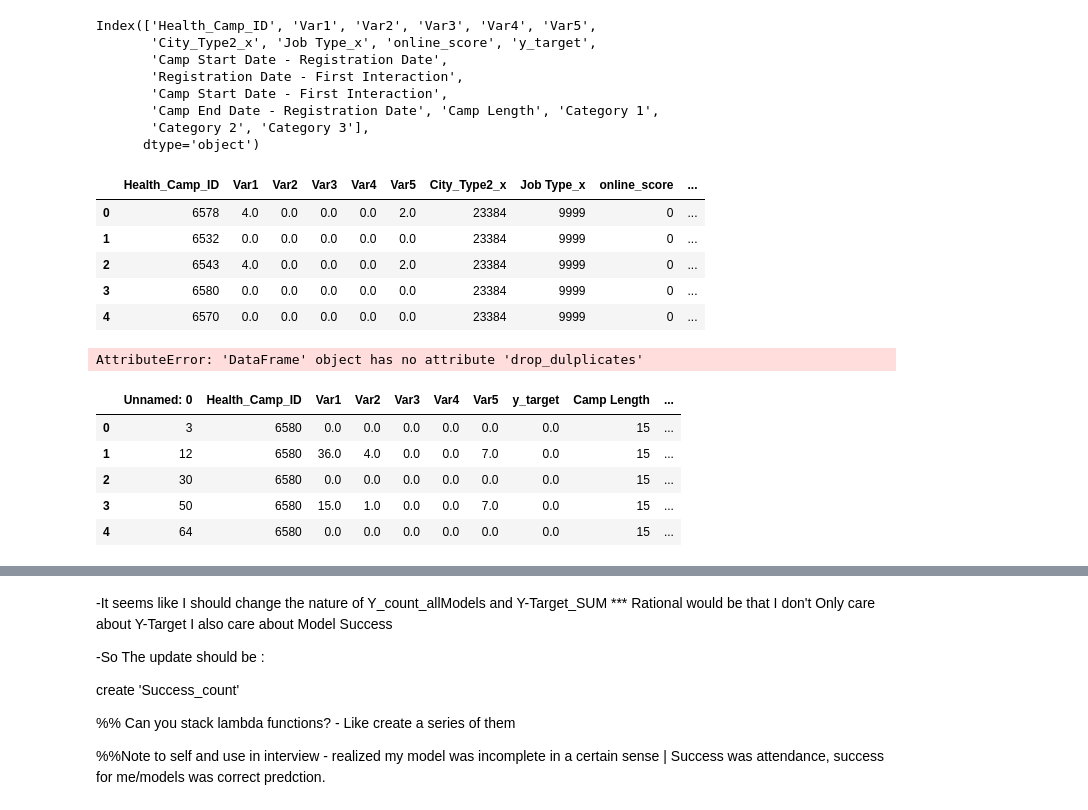
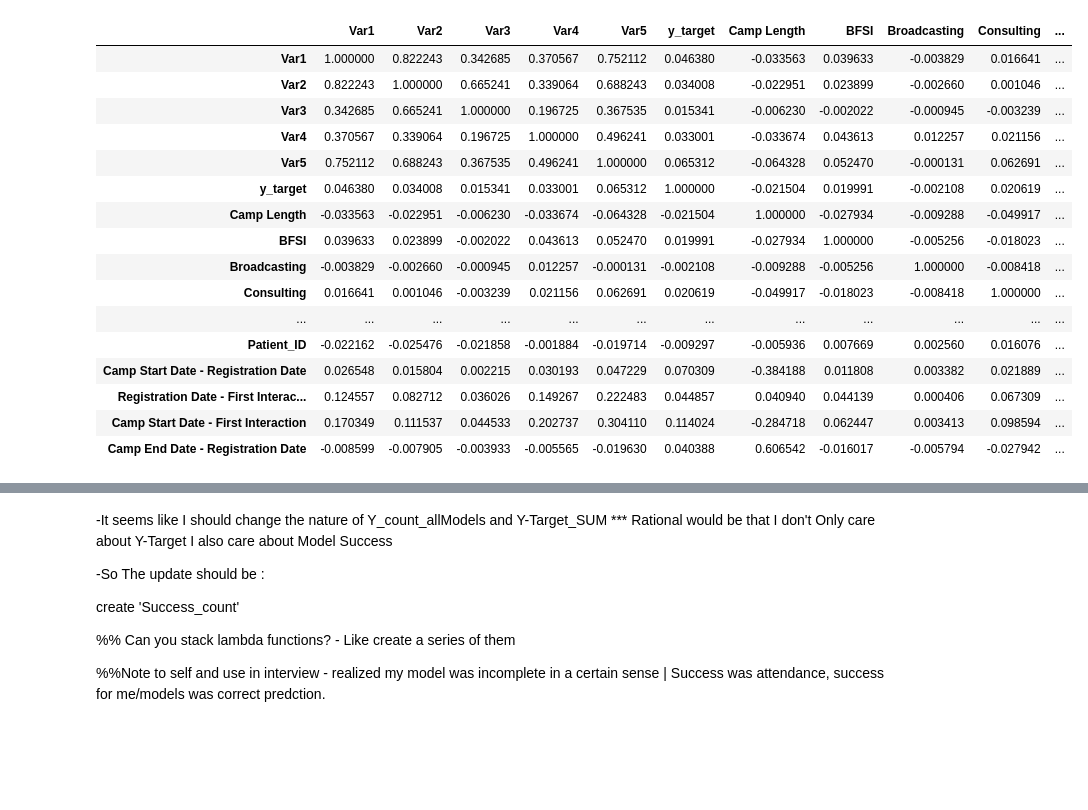
Before and after one commit to AChezick/Capstone2, a Jupyter notebook: Notebooks/Phase_4_AB.ipynb, the cells around one changed output, grey strips where cells are left out. Cells and saved outputs as stored; diff of their text form; code cells hidden in the pictures; blank space fills up the shorter version.

```diff
--- a/Notebooks/Phase_4_AB.ipynb
+++ b/Notebooks/Phase_4_AB.ipynb
@@ -17,28 +36,3 @@ pat = pd.read_csv('/home/allen/Galva/capstones/capstone2/data/patient_df.csv')
 xg = pd.read_csv('/home/allen/Galva/capstones/capstone2/src/explore/testing/x2.csv')
 # %%
 df_withID = pd.read_csv('/home/allen/Galva/capstones/capstone2/data/ready12_24_train.csv')
-# %%
-df_withID.columns
-# %% [output]
-Index(['Health_Camp_ID', 'Var1', 'Var2', 'Var3', 'Var4', 'Var5',
-       'City_Type2_x', 'Job Type_x', 'online_score', 'y_target',
-       'Camp Start Date - Registration Date',
-       'Registration Date - First Interaction',
-       'Camp Start Date - First Interaction',
-       'Camp End Date - Registration Date', 'Camp Length', 'Category 1',
-       'Category 2', 'Category 3'],
-      dtype='object')
-# %%
-df_withID.head()
-# %% [output]
-|  | Health_Camp_ID | Var1 | Var2 | Var3 | Var4 | Var5 | City_Type2_x | Job Type_x | online_score | ... |
-| 0 | 6578 | 4.0 | 0.0 | 0.0 | 0.0 | 2.0 | 23384 | 9999 | 0 | ... |
-| 1 | 6532 | 0.0 | 0.0 | 0.0 | 0.0 | 0.0 | 23384 | 9999 | 0 | ... |
-| 2 | 6543 | 4.0 | 0.0 | 0.0 | 0.0 | 2.0 | 23384 | 9999 | 0 | ... |
-| 3 | 6580 | 0.0 | 0.0 | 0.0 | 0.0 | 0.0 | 23384 | 9999 | 0 | ... |
-| 4 | 6570 | 0.0 | 0.0 | 0.0 | 0.0 | 0.0 | 23384 | 9999 | 0 | ... |
-# %%
-camp_loc={}
-df2 =   df_withID.drop_dulplicates(['City_Type2_x','Health_Camp_ID'])
-# %% [output]
-AttributeError: 'DataFrame' object has no attribute 'drop_dulplicates'
@@ -45,3 +52,24 @@ AttributeError: 'DataFrame' object has no attribute 'drop_dulplicates'
+# %%
+cm = corrMatrix.corr()
+cm.style.background_gradient(cmap='coolwarm')
+# %% [output]
+|  | Var1 | Var2 | Var3 | Var4 | Var5 | y_target | Camp Length | BFSI | Broadcasting | Consulting | ... |
+| Var1 | 1.000000 | 0.822243 | 0.342685 | 0.370567 | 0.752112 | 0.046380 | -0.033563 | 0.039633 | -0.003829 | 0.016641 | ... |
+| Var2 | 0.822243 | 1.000000 | 0.665241 | 0.339064 | 0.688243 | 0.034008 | -0.022951 | 0.023899 | -0.002660 | 0.001046 | ... |
+| Var3 | 0.342685 | 0.665241 | 1.000000 | 0.196725 | 0.367535 | 0.015341 | -0.006230 | -0.002022 | -0.000945 | -0.003239 | ... |
+| Var4 | 0.370567 | 0.339064 | 0.196725 | 1.000000 | 0.496241 | 0.033001 | -0.033674 | 0.043613 | 0.012257 | 0.021156 | ... |
+| Var5 | 0.752112 | 0.688243 | 0.367535 | 0.496241 | 1.000000 | 0.065312 | -0.064328 | 0.052470 | -0.000131 | 0.062691 | ... |
+| y_target | 0.046380 | 0.034008 | 0.015341 | 0.033001 | 0.065312 | 1.000000 | -0.021504 | 0.019991 | -0.002108 | 0.020619 | ... |
+| Camp Length | -0.033563 | -0.022951 | -0.006230 | -0.033674 | -0.064328 | -0.021504 | 1.000000 | -0.027934 | -0.009288 | -0.049917 | ... |
+| BFSI | 0.039633 | 0.023899 | -0.002022 | 0.043613 | 0.052470 | 0.019991 | -0.027934 | 1.000000 | -0.005256 | -0.018023 | ... |
+| Broadcasting | -0.003829 | -0.002660 | -0.000945 | 0.012257 | -0.000131 | -0.002108 | -0.009288 | -0.005256 | 1.000000 | -0.008418 | ... |
+| Consulting | 0.016641 | 0.001046 | -0.003239 | 0.021156 | 0.062691 | 0.020619 | -0.049917 | -0.018023 | -0.008418 | 1.000000 | ... |
+| ... | ... | ... | ... | ... | ... | ... | ... | ... | ... | ... | ... |
+| Patient_ID | -0.022162 | -0.025476 | -0.021858 | -0.001884 | -0.019714 | -0.009297 | -0.005936 | 0.007669 | 0.002560 | 0.016076 | ... |
+| Camp Start Date - Registration Date | 0.026548 | 0.015804 | 0.002215 | 0.030193 | 0.047229 | 0.070309 | -0.384188 | 0.011808 | 0.003382 | 0.021889 | ... |
+| Registration Date - First Interac... | 0.124557 | 0.082712 | 0.036026 | 0.149267 | 0.222483 | 0.044857 | 0.040940 | 0.044139 | 0.000406 | 0.067309 | ... |
+| Camp Start Date - First Interaction | 0.170349 | 0.111537 | 0.044533 | 0.202737 | 0.304110 | 0.114024 | -0.284718 | 0.062447 | 0.003413 | 0.098594 | ... |
+| Camp End Date - Registration Date | -0.008599 | -0.007905 | -0.003933 | -0.005565 | -0.019630 | 0.040388 | 0.606542 | -0.016017 | -0.005794 | -0.027942 | ... |
 # %%
 # records=df_withID.groupby(['City_Type2_x','Health_Camp_ID']).apply(lambda x: x).to_dict("records")
 get = np.array( zip(df_withID['City_Type2_x'], df_withID['Health_Camp_ID'].values)  )
@@ -52,9 +75,0 @@ get = np.array( zip(df_withID['City_Type2_x'], df_withID['Health_Camp_ID'].value
-# %%
-a.head()
-# %% [output]
-|  | Unnamed: 0 | Health_Camp_ID | Var1 | Var2 | Var3 | Var4 | Var5 | y_target | Camp Length | ... |
-| 0 | 3 | 6580 | 0.0 | 0.0 | 0.0 | 0.0 | 0.0 | 0.0 | 15 | ... |
-| 1 | 12 | 6580 | 36.0 | 4.0 | 0.0 | 0.0 | 7.0 | 0.0 | 15 | ... |
-| 2 | 30 | 6580 | 0.0 | 0.0 | 0.0 | 0.0 | 0.0 | 0.0 | 15 | ... |
-| 3 | 50 | 6580 | 15.0 | 1.0 | 0.0 | 0.0 | 7.0 | 0.0 | 15 | ... |
-| 4 | 64 | 6580 | 0.0 | 0.0 | 0.0 | 0.0 | 0.0 | 0.0 | 15 | ... |
```
Also changed, not shown: parts of 41 cells of this notebook, 12 other files.
